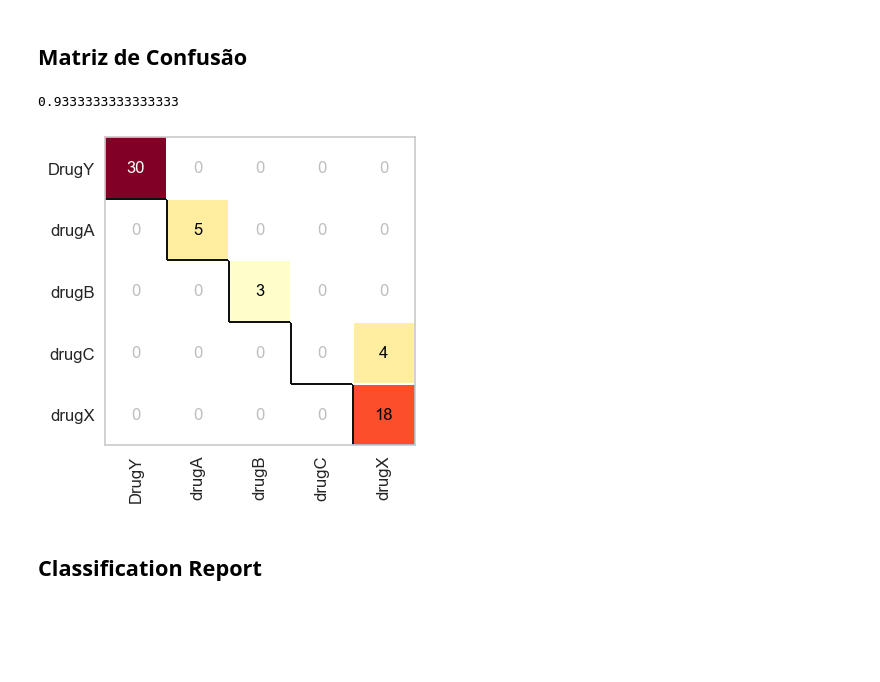
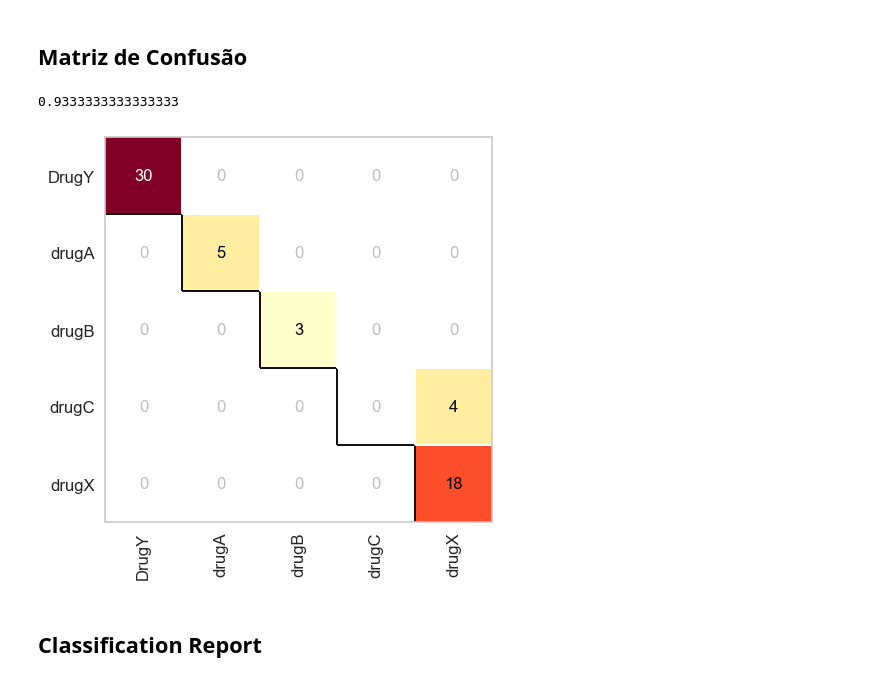
Before and after one commit to jheni1e/IA-Machine-Learning, a Jupyter notebook: 08. Drugs Classification.ipynb, the cells around one changed output. Cells and saved outputs as stored; diff of their text form; code cells hidden in the pictures; blank space fills up the shorter version.

```diff
--- a/08. Drugs Classification.ipynb
+++ b/08. Drugs Classification.ipynb
@@ -256,15 +256,15 @@ accuracy
 ## Matriz de Confusão
 # %%
 from yellowbrick.classifier import ConfusionMatrix
-plt.figure(figsize=(4,4))
+plt.figure(figsize=(5,5))
 
 pred = model.predict(x_drugs_test)
 cm = ConfusionMatrix(model)
 cm.fit(x_drugs_train, y_drugs_train)
 cm.score(x_drugs_test, y_drugs_test)
 # %% [output]
 0.9333333333333333
-[figure, old version]
+[figure, new version]
 # %% [markdown]
 ## Classification Report
 # %%
```
Also changed, not shown: parts of 3 cells of this notebook.
